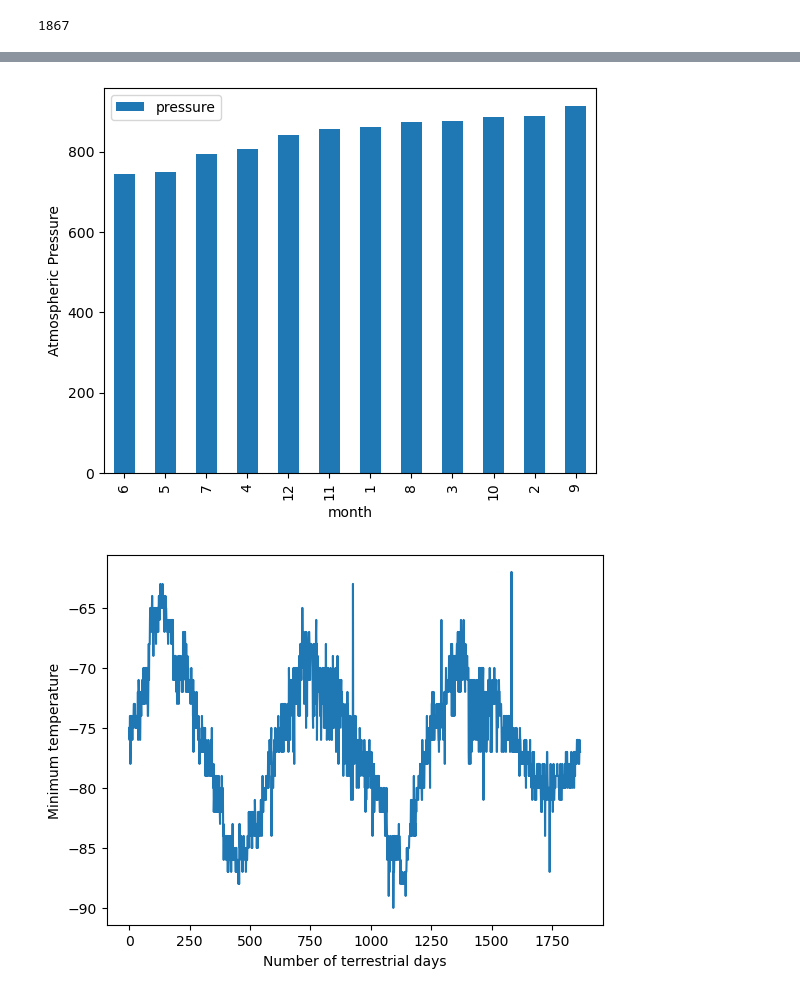
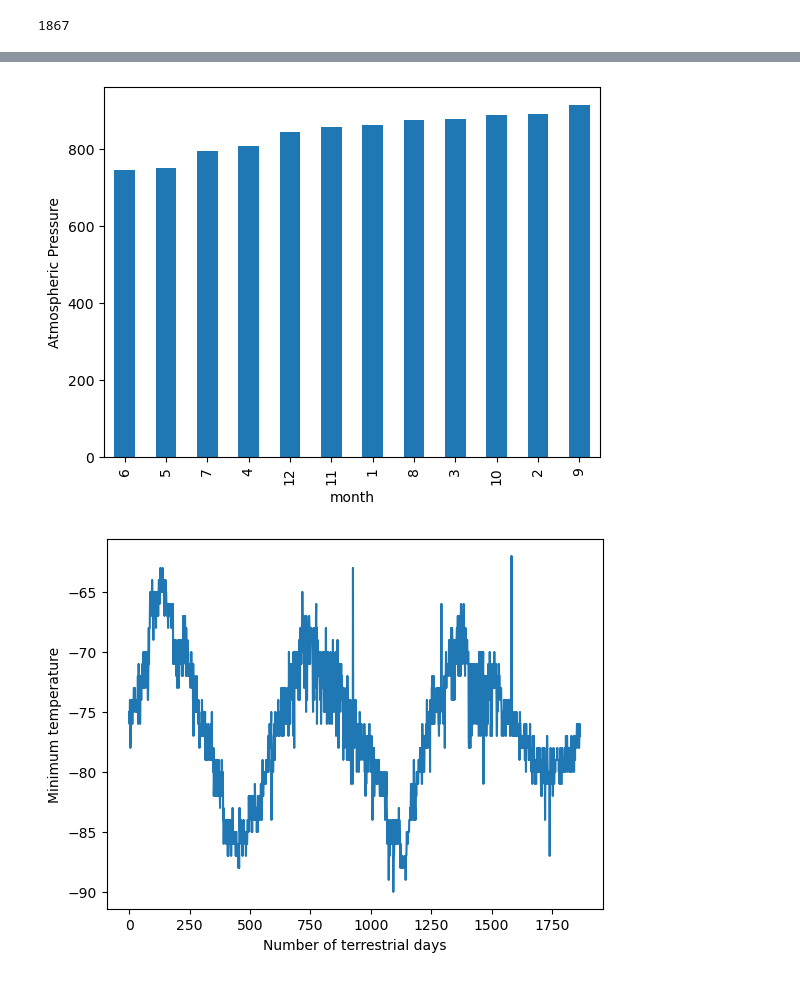
Before and after one commit to munozjon/web-scraping-challenge, a Jupyter notebook: Mars_News_Weather/part_2_mars_weather.ipynb, the cells around one changed output, grey strips where cells are left out. Cells and saved outputs as stored; diff of their text form; code cells hidden in the pictures.

```diff
--- a/Mars_News_Weather/part_2_mars_weather.ipynb
+++ b/Mars_News_Weather/part_2_mars_weather.ipynb
@@ -210,5 +211,5 @@ plt.show()
 # %%
 # 4. Average pressure by Martian month
-avg_pressure = mars_df[['month', 'pressure']].groupby('month').mean()
+avg_pressure = mars_df.groupby('month')['pressure'].mean()
 avg_pressure
 # %% [output]
@@ -229,12 +230,12 @@ avg_pressure
 # %%
 # Plot the average pressure by month
-sort_pressure = avg_pressure.sort_values('pressure')
-sort_pressure.plot.bar(figsize=(6.35,5))
+sort_pressure = avg_pressure.sort_values()
+sort_pressure.plot.bar()
 plt.ylabel('Atmospheric Pressure')
 
 plt.show()
 # %% [output]
-[figure, old version]
+[figure, new version]
 # %%
 # 5. How many terrestrial (earth) days are there in a Martian year?
 terrestrial_days = mars_df['min_temp']
```
Also changed, not shown: parts of 5 cells of this notebook, 1 other file.
